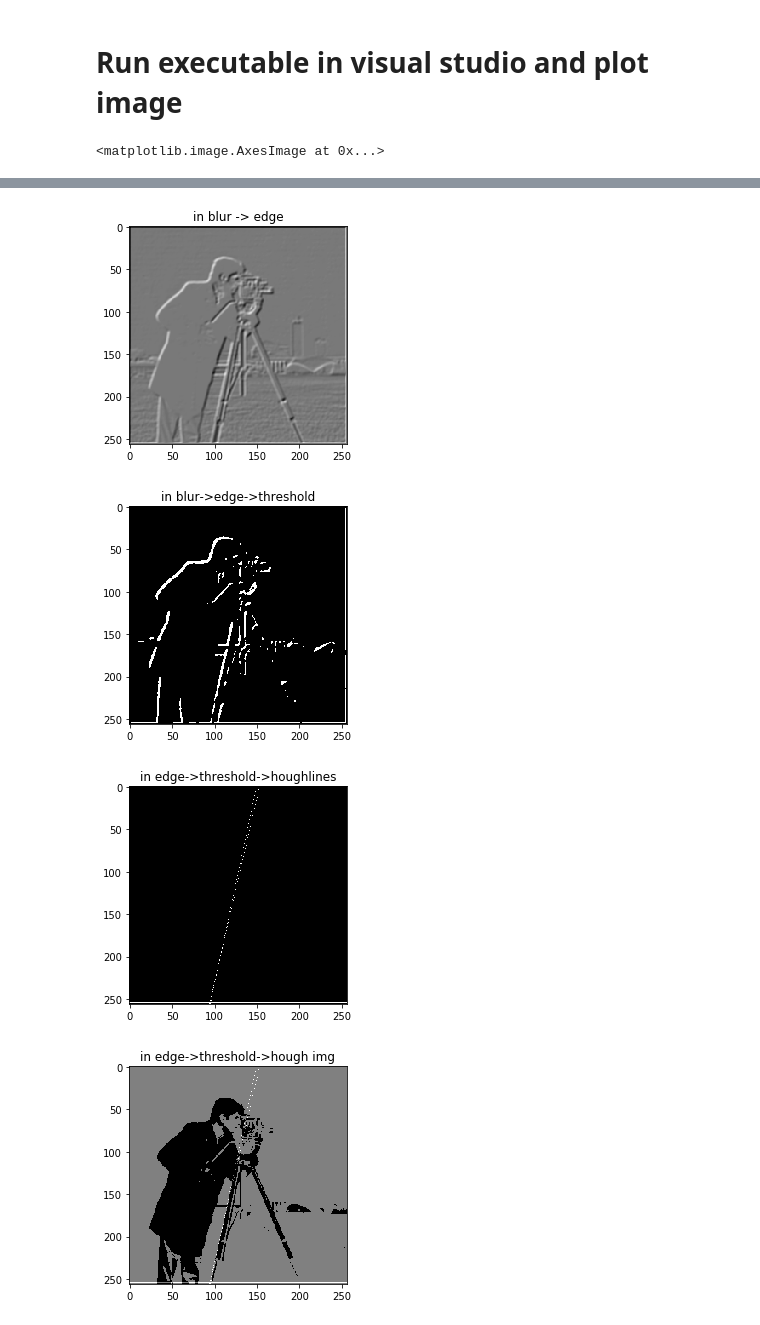
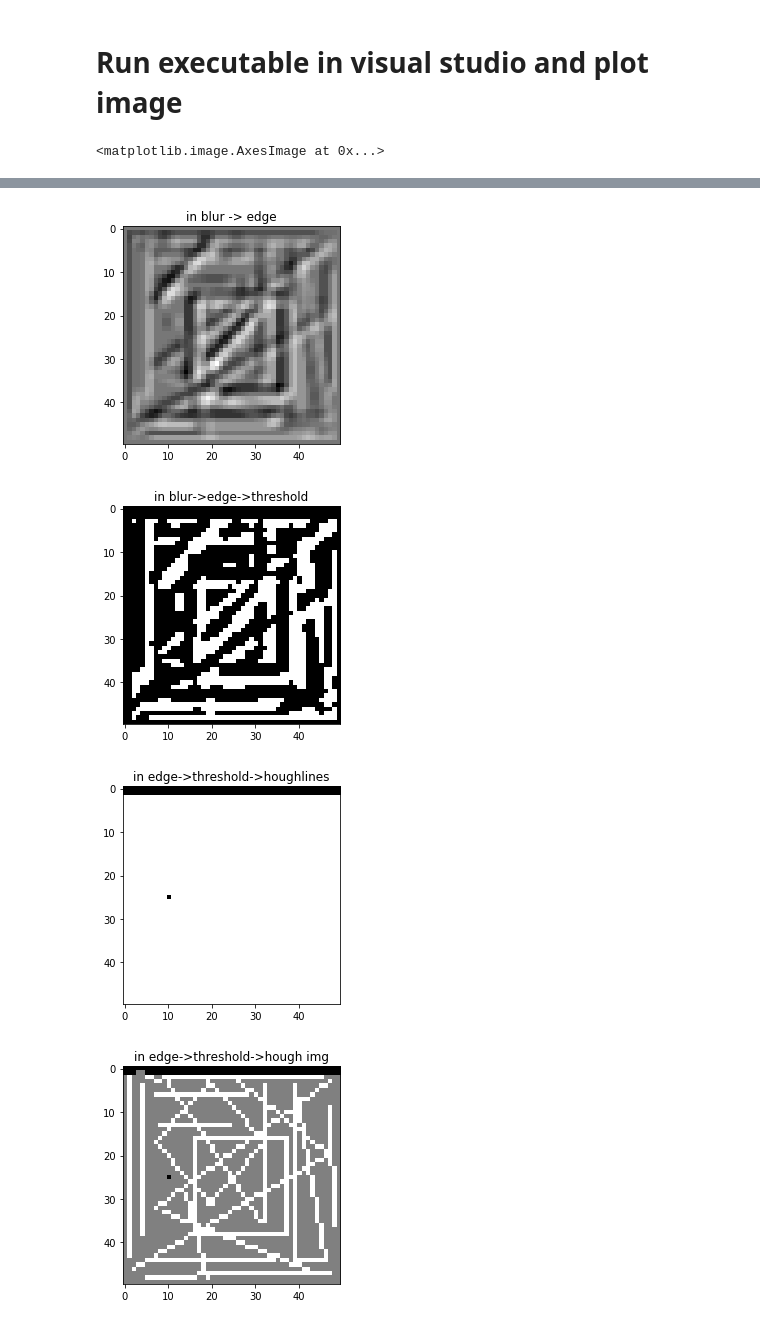
Before and after one commit to GuidoBallabio/embeddedPython, a Jupyter notebook: read_img_from_file.ipynb, the cells around one changed output, grey strips where cells are left out. Drawn from its saved outputs; the diff is of its cells as text; code cells hidden in the pictures.

Commit message:
Added plots from sw on zybo. Minor changes in code

```diff
--- a/read_img_from_file.ipynb
+++ b/read_img_from_file.ipynb
@@ -19,8 +19,8 @@ plt.imshow(img_data,cmap="gray")
 import scipy.misc
 import struct
 import os
-rows = 256
-cols = 256
+rows = 50
+cols = 50
 baseDir = "./zybo/build/Debug/"
 data_type = "int16"
 struct_type = "@H"
@@ -29,7 +29,7 @@ struct_type = "@H"
 #data = scipy.misc.ascent()
 
 #data = np.ones((5,10))*np.linspace(1,10,10)
-data = cv.imread("./images/camera_man.png", cv.IMREAD_GRAYSCALE)
+data = cv.imread("./images/mini_shapes.png", cv.IMREAD_GRAYSCALE)
 
 data = np.array(data,dtype=data_type).reshape(-1)
 
@@ -37,37 +37,37 @@ with open("in_file","wb") as f:
     for d in data:
         f.write(struct.pack(struct_type,d))
 
-plt.figure()
-plt.title("out")
+plt.figure(figsize=(12,8))
+ax = plt.subplot(2,3,1)
+ax.set_title("out")
 plt.imshow(data.reshape(rows,-1),cmap="gray")
 
 import subprocess
 programPath = os.path.join(baseDir,"main.exe")
 subprocess.call([programPath])
 
-
-plt.figure()
-plt.title("in blur")
+ax = plt.subplot(2,3,2)
+ax.set_title("in blur")
 inp = np.fromfile("out_file_blur",dtype=data_type)
 plt.imshow(inp.reshape(rows,cols),cmap="gray")
 
-plt.figure()
-plt.title("in blur -> edge")
+ax = plt.subplot(2,3,3)
+ax.set_title("in blur -> edge")
 inp = np.fromfile("out_file_blur_edge",dtype=data_type)
 plt.imshow(inp.reshape(rows,cols),cmap="gray")
 
-plt.figure()
-plt.title("in blur->edge->threshold")
+ax = plt.subplot(2,3,4)
+ax.set_title("in blur->edge->threshold")
 inp = np.fromfile("out_file_threshold",dtype=data_type)
 plt.imshow(inp.reshape(rows,cols),cmap="gray")
 
-plt.figure()
-plt.title("in edge->threshold->houghlines")
+ax = plt.subplot(2,3,5)
+ax.set_title("in edge->threshold->houghlines")
 inp = np.fromfile("out_file_hough_lines",dtype=data_type)
 plt.imshow(inp.reshape(rows,cols),cmap="gray")
 
-plt.figure()
-plt.title("in edge->threshold->hough img")
+ax = plt.subplot(2,3,5)
+ax.set_title("in edge->threshold->hough img")
 inp = np.fromfile("out_file_hough_img",dtype=data_type)
 plt.imshow(inp.reshape(rows,cols),cmap="gray")
 # %% [output]
@@ -77,4 +77,4 @@ plt.imshow(inp.reshape(rows,cols),cmap="gray")
-[figure, old version]
+[figure, new version]
-[figure, old version]
+[figure, new version]
-[figure, old version]
+[figure, new version]
-[figure, old version]
+[figure, new version]
```
Also changed, not shown: parts of 3 cells of this notebook, 14 other files.
